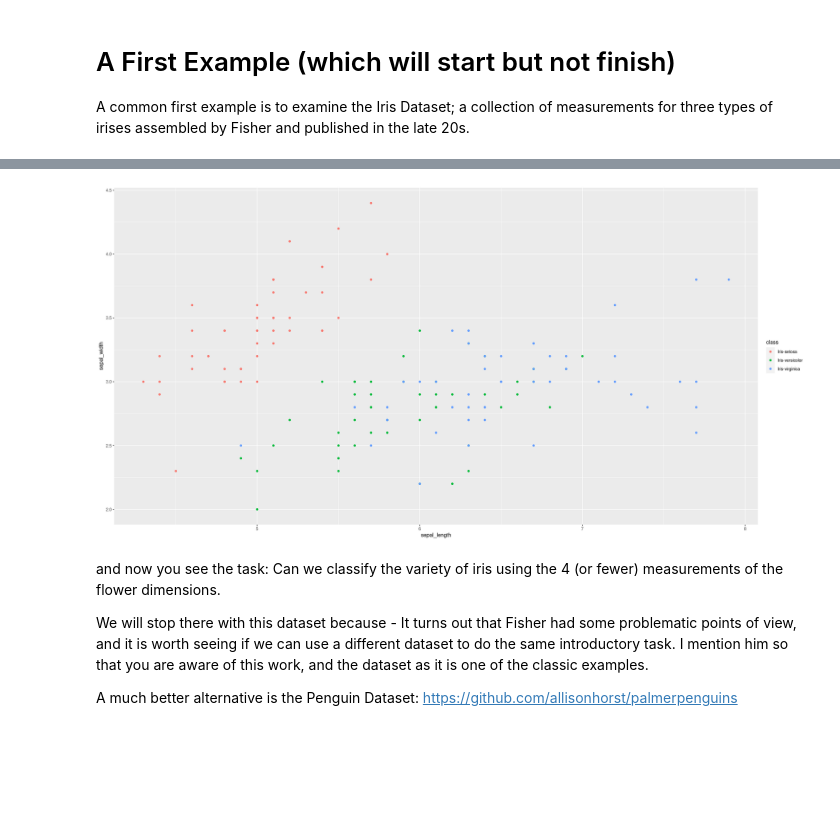
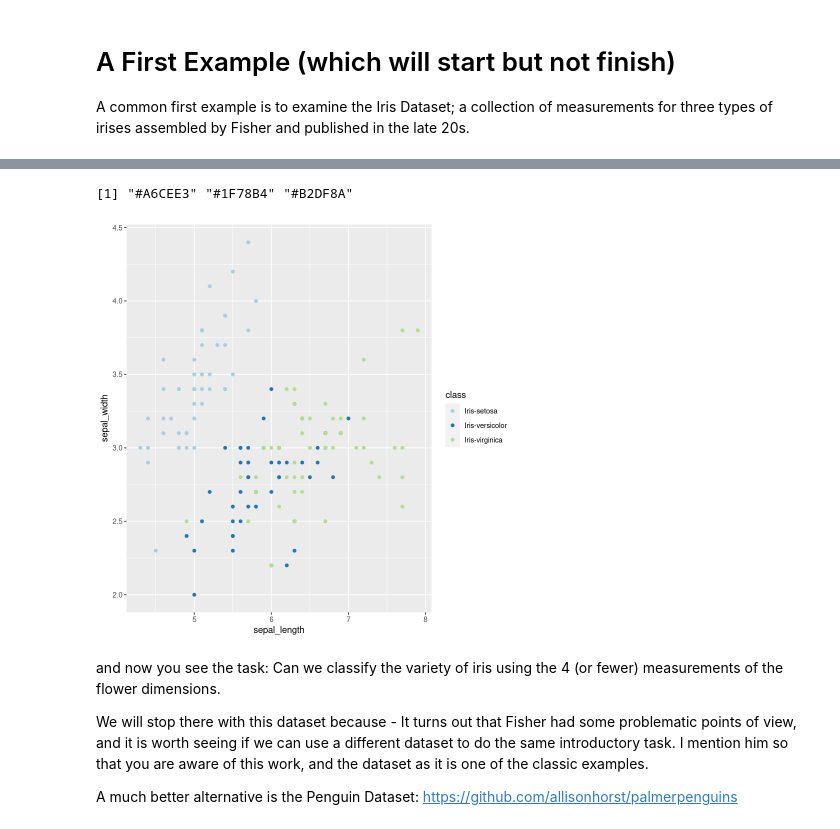
Before and after one commit to virgilpierce/MATH_795, a Jupyter notebook: Week 1.ipynb, the cells around one changed output, grey strips where cells are left out. Saved outputs shown, nothing was run; the diff lists cells and outputs as text; code cells hidden in the pictures; blank space fills up the shorter version.

Commit message:
Updated Notes to include color pallete changes for colorblindness

```diff
--- a/Week 1.ipynb
+++ b/Week 1.ipynb
@@ -54,9 +77,14 @@ library("tidyverse")
+# %%
+brewer.pal(n = 3, name = "Paired")
+# %% [output]
+[1] "#A6CEE3" "#1F78B4" "#B2DF8A"
 # %%
 # One thing the tidy verse gives us is a concise grammar for generating graphics
 
-ggplot(data = iris, aes(x=sepal_length, y=sepal_width, col=class)) + geom_point()
+ggplot(data = iris, aes(x=sepal_length, y=sepal_width, col=class)) + geom_point() +
+scale_color_brewer(palette = "Paired")
 # %% [output]
-[figure, old version]
+[figure, new version]
 # %% [markdown]
 and now you see the task:  Can we classify the variety of iris using the 4 (or fewer) measurements of the flower dimensions.
 
```
Also changed, not shown: parts of 12 cells of this notebook.
